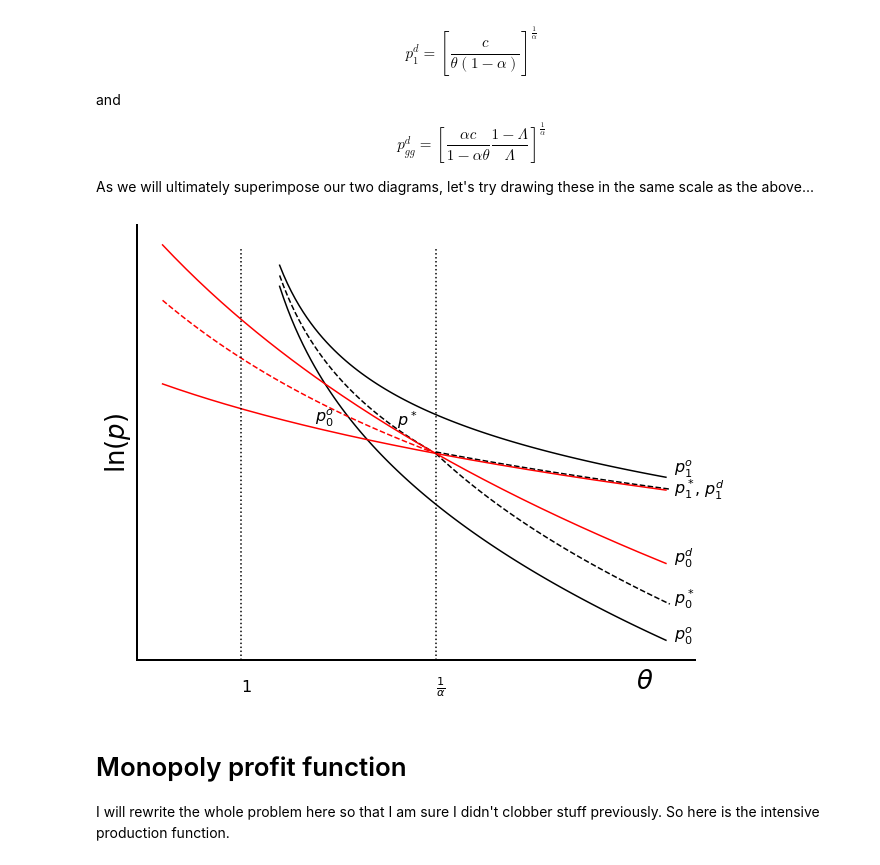
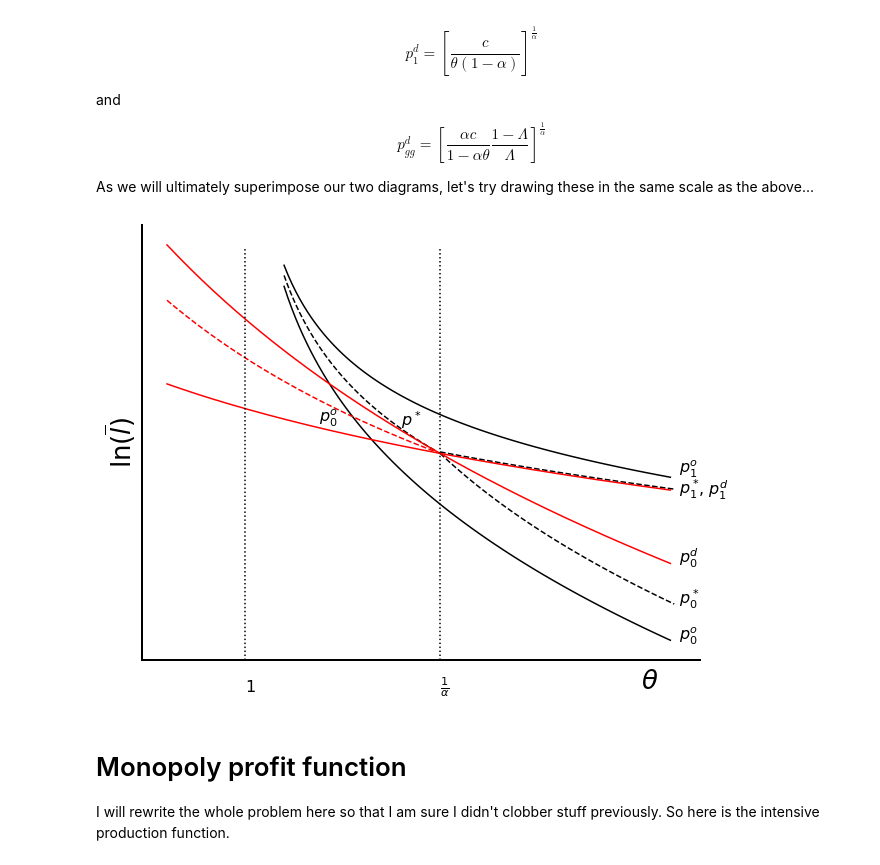
Before and after one commit to jhconning/enclosure, a Jupyter notebook: notebooks/PaperDiagramsAndAlgebra.ipynb, the cells around one changed output. Drawn from its saved outputs; the diff is of its cells as text; code cells hidden in the pictures.

```diff
--- a/notebooks/PaperDiagramsAndAlgebra.ipynb
+++ b/notebooks/PaperDiagramsAndAlgebra.ipynb
@@ -369,7 +375,7 @@ ax.spines['left'].set_linewidth(2)
 ax.spines['bottom'].set_linewidth(2)
 
 xlbl = ax.set_xlabel(r'$\theta$', fontsize=26)
-ylbl = ax.set_ylabel(r'$\ln(p)$', fontsize=26)
+ylbl = ax.set_ylabel(r'$\ln(\overline{l})$', fontsize=26)
 
 # Shift the label on the x-axis a little bit
 
@@ -397,34 +403,34 @@ if full_diag:
     t4 = ax.text(ep, np.min(ln_ps1)-.05, r'$p^*_1$', fontsize=16)
     t5 = ax.text(cv-.1, np.min(ln_ps)+.34, r'$p^*$', fontsize=16)
 
 bbline1 = ax.plot(the_d, ln_pd0, color='red')
 bbline2 = ax.plot(the_d, ln_pd1, color='red')
 bbline3 = ax.plot(the_gg, ln_pdgg, color='red', linestyle='dashed')
 
 vline1 = ax.axvline(1/alp, ymax=.95, linestyle=':', color='black')
 vline2 = ax.axvline(1, ymax=.95, linestyle=':', color='black')
 
 d1  = ax.text(ep, np.min(ln_pd0), r'$p^d_0$', fontsize=16)
 dgg = ax.text(np.max(the_gg)-.3, np.min(ln_pdgg)+.4, r'$p^o_0$', fontsize=16)
 
 if full_diag:
     d2  = ax.text(ep+.05, np.min(ln_pd1)-.07, r', $p^d_1$', fontsize=16)
 else:
     d2  = ax.text(ep, np.min(ln_pd1), r'$p^d_1$', fontsize=16)
 
 if full_diag:
     text1 = ax.text(cv, np.min(ln_pd0)-1.75, r'$\frac{1}{\alpha}$', fontsize=16)
     text2 = ax.text(1, np.min(ln_pd0)-1.75, r'$1$', fontsize=16)
 else:
     text1 = ax.text(cv, np.min(ln_pd0)-.5, r'$\frac{1}{\alpha}$', fontsize=16)
     text2 = ax.text(1, np.min(ln_pd0)-.5, r'$1$', fontsize=16)
 
 if full_diag:
     fig.savefig('nash_so_comp.png')
 else:
     fig.savefig('nash_eq.png')
 # %% [output]
-[figure, old version]
+[figure, new version]
 # %% [markdown]
 # Monopoly profit function
 
```
Also changed, not shown: parts of 4 cells of this notebook, 4 other files.
